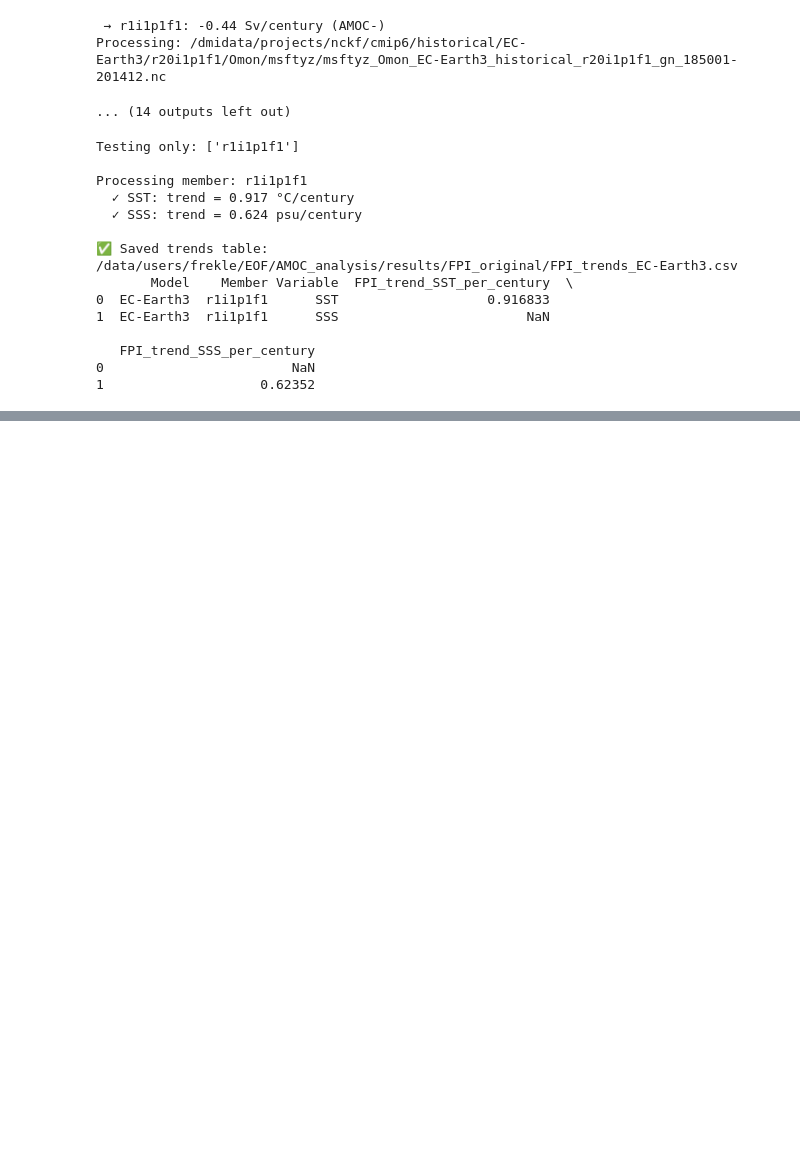
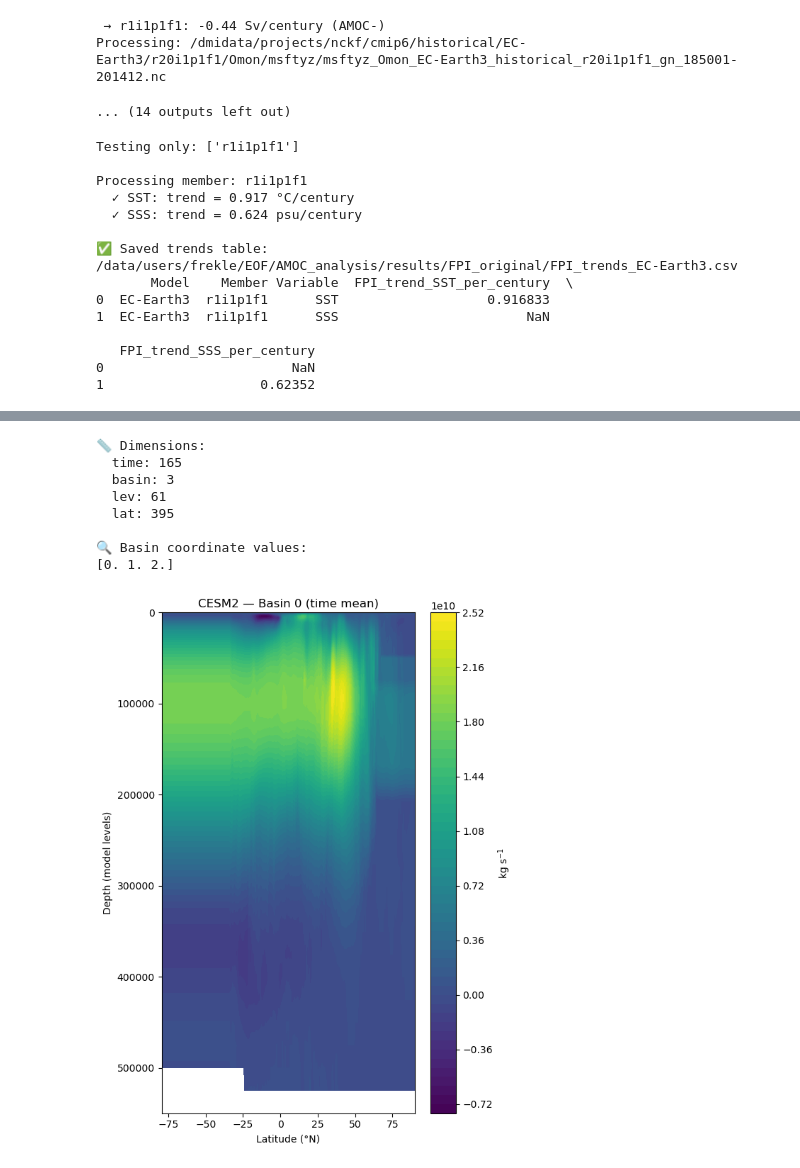
Before and after one commit to frejahk9/Master-thesis-2026, a Jupyter notebook: AMOC_analysis/AMOC_analysis.ipynb, the cells around one changed output, grey strips where cells are left out. Drawn from its saved outputs; the diff is of its cells as text; code cells hidden in the pictures; blank space fills up the shorter version.

```diff
--- a/AMOC_analysis/AMOC_analysis.ipynb
+++ b/AMOC_analysis/AMOC_analysis.ipynb
@@ -378,0 +536,72 @@ Processing member: r1i1p1f1
+# %%
+#!/usr/bin/env python3
+"""
+VISUAL BASIN CHECK FOR CESM msftmz
+Plots basin 0, 1, 2 separately (time-mean)
+Zero values are masked (not colored)
+"""
+
+import xarray as xr
+import matplotlib.pyplot as plt
+
+# ===========================================================
+# INSERT VALID FILE PATH HERE
+# ===========================================================
+path = "/data/projects/nckf/frekle/CMIP6_data/CESM2/msftmz/msftmz_Oyear_CESM2_historical_r10i1p1f1_gn_185001-201412.nc"
+
+# -----------------------------------------------------------
+# Load dataset
+# -----------------------------------------------------------
+ds = xr.open_dataset(path)
+msft = ds["msftmz"]   # dims: time, basin, lev, lat
+
+lat = ds["lat"]
+depth = ds["lev"]
+
+print("\n📏 Dimensions:")
+for d in msft.dims:
+    print(f"  {d}: {msft.sizes[d]}")
+
+print("\n🔍 Basin coordinate values:")
+print(ds["basin"].values)
+
+# -----------------------------------------------------------
+# Time-mean
+# -----------------------------------------------------------
+msft_mean = msft.mean("time")    # basin, lev, lat
+
+# -----------------------------------------------------------
+# Plot each basin (mask zeros)
+# -----------------------------------------------------------
+for b in range(msft_mean.sizes["basin"]):
+
+    # Mask zero values
+    msft_plot = msft_mean.isel(basin=b).where(
+        msft_mean.isel(basin=b) != 0
+    )
+
+    plt.figure(figsize=(6, 8))
+    cf = plt.contourf(
+        lat,
+        depth,
+        msft_plot,
+        levels=60
+    )
+
+    plt.gca().invert_yaxis()
+    plt.title(f"CESM2 — Basin {b} (time mean)")
+    plt.xlabel("Latitude (°N)")
+    plt.ylabel("Depth (model levels)")
+    plt.colorbar(cf, label="kg s$^{-1}$")
+    plt.tight_layout()
+    plt.show()
+# %% [output]
+📏 Dimensions:
+  time: 165
+  basin: 3
+  lev: 61
+  lat: 395
+
+🔍 Basin coordinate values:
+[0. 1. 2.]
+[figure, added]
```
Also changed, not shown: parts of 29 cells of this notebook, 9 other files.
